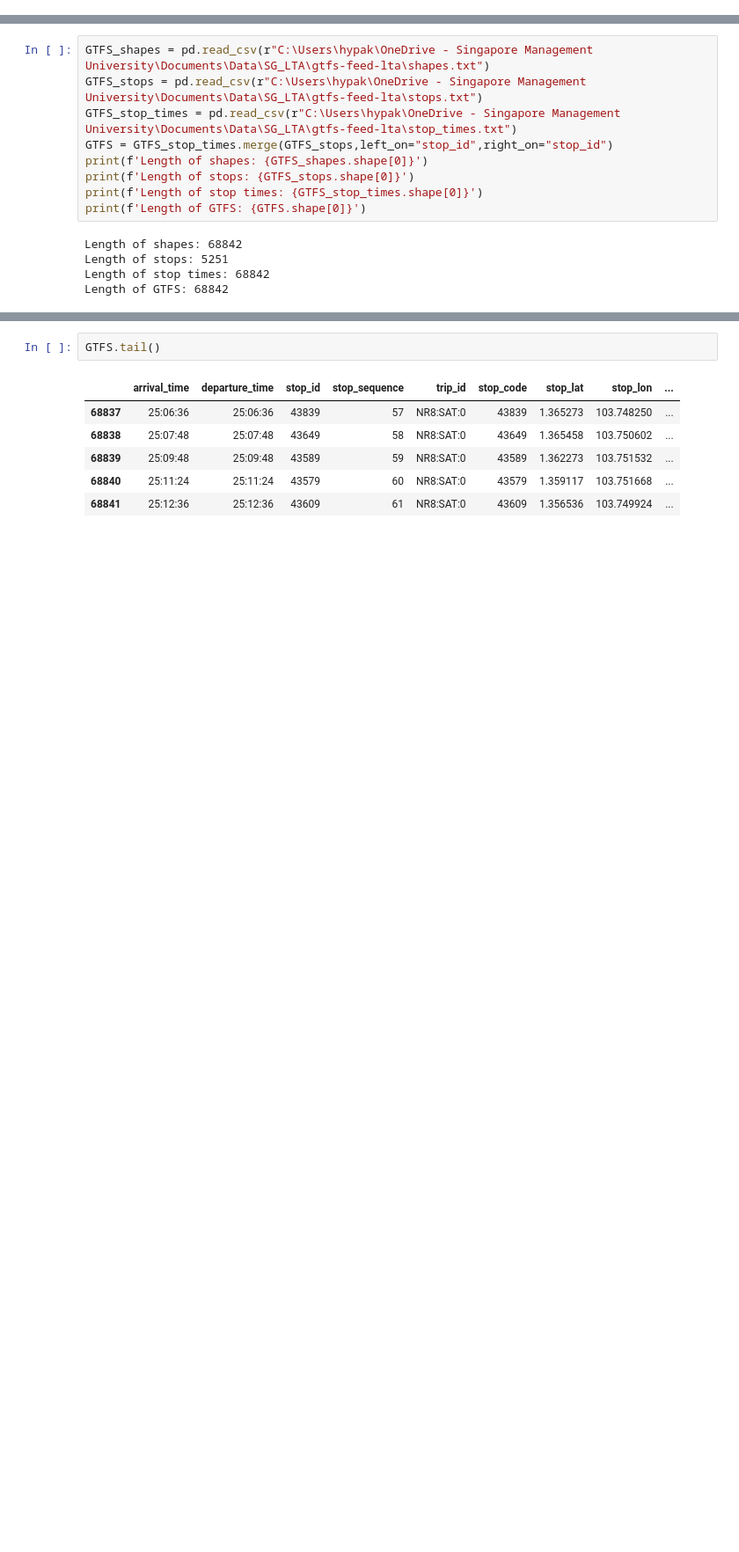
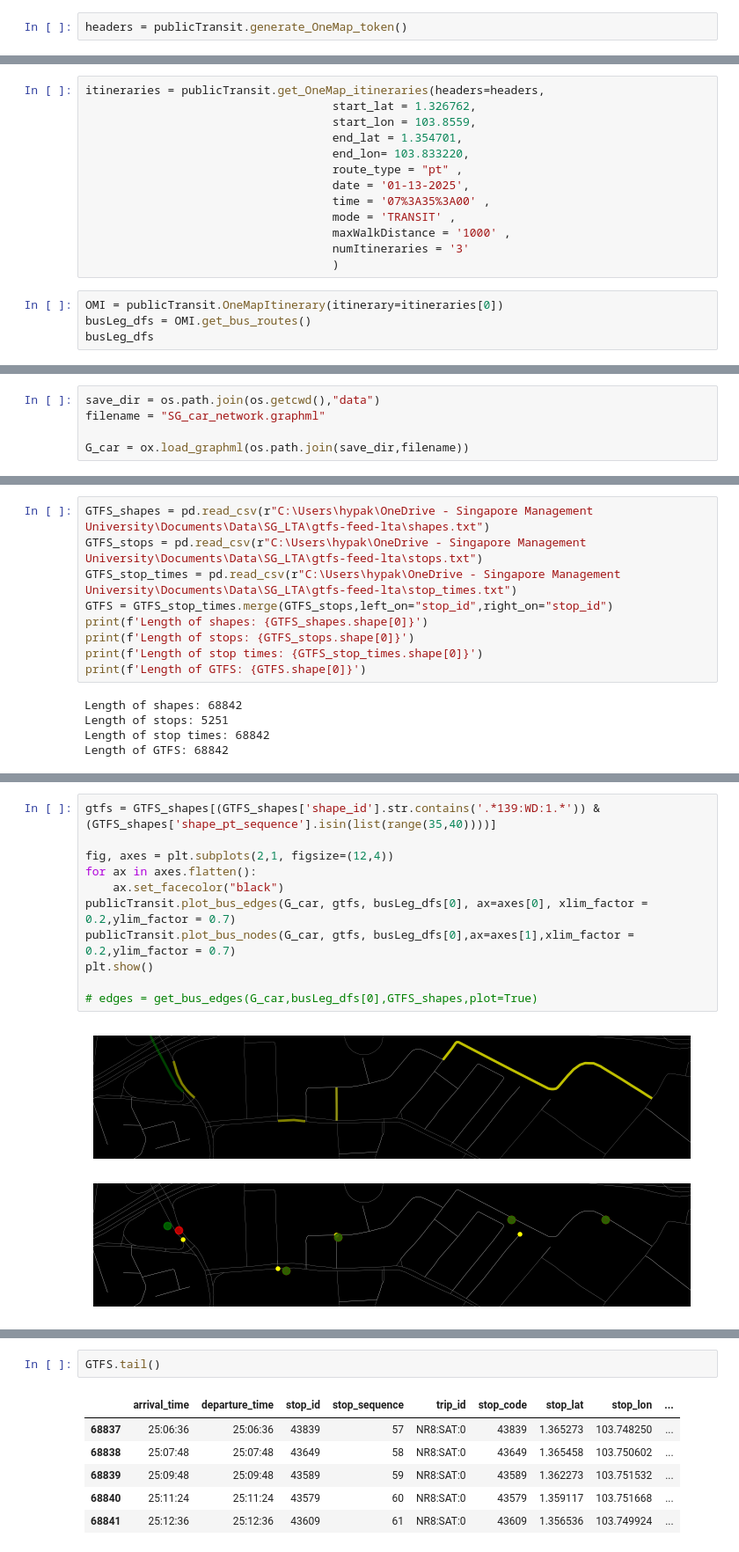
Before and after one commit to pakhuiying/NCCS_analysis, a Jupyter notebook: OneMap_API.ipynb, the cells around one changed output, grey strips where cells are left out. Shown at 88% size. Cells and saved outputs as stored; diff of their text form; blank space fills up the shorter version.

Commit message:
plot bus stop nodes and edges

```diff
--- a/OneMap_API.ipynb
+++ b/OneMap_API.ipynb
@@ -27,0 +27,2 @@ def get_OneMap_response(url,headers=headers):
+# %%
+headers = publicTransit.generate_OneMap_token()
@@ -75,0 +76,17 @@ save_dir = r"C:\Users\hypak\OneDrive - Singapore Management University\Documents
+# %%
+itineraries = publicTransit.get_OneMap_itineraries(headers=headers,
+                                    start_lat = 1.326762,
+                                    start_lon = 103.8559,
+                                    end_lat = 1.354701,
+                                    end_lon= 103.833220,
+                                    route_type = "pt" ,
+                                    date = '01-13-2025',
+                                    time = '07%3A35%3A00' ,
+                                    mode = 'TRANSIT' ,
+                                    maxWalkDistance = '1000' ,
+                                    numItineraries = '3'
+                                    )
+# %%
+OMI = publicTransit.OneMapItinerary(itinerary=itineraries[0])
+busLeg_dfs = OMI.get_bus_routes()
+busLeg_dfs
@@ -76,3 +142,8 @@ save_dir = r"C:\Users\hypak\OneDrive - Singapore Management University\Documents
+# %%
+save_dir = os.path.join(os.getcwd(),"data")
+filename = "SG_car_network.graphml"
+
+G_car = ox.load_graphml(os.path.join(save_dir,filename))
 # %% [markdown]
 # GTFS
 - Shapes are associated with Trips, and consist of a sequence of points through which the vehicle passes in order. Shapes do not need to intercept the location of Stops exactly, but all Stops on a trip should lie within a small distance of the shape for that trip, i.e. close to straight line segments connecting the shape points.
@@ -94,0 +175,13 @@ Length of GTFS: 68842
+# %%
+gtfs = GTFS_shapes[(GTFS_shapes['shape_id'].str.contains('.*139:WD:1.*')) & (GTFS_shapes['shape_pt_sequence'].isin(list(range(35,40))))]
+
+fig, axes = plt.subplots(2,1, figsize=(12,4))
+for ax in axes.flatten():
+    ax.set_facecolor("black")
+publicTransit.plot_bus_edges(G_car, gtfs, busLeg_dfs[0], ax=axes[0], xlim_factor = 0.2,ylim_factor = 0.7)
+publicTransit.plot_bus_nodes(G_car, gtfs, busLeg_dfs[0],ax=axes[1],xlim_factor = 0.2,ylim_factor = 0.7)
+plt.show()
+
+# edges = get_bus_edges(G_car,busLeg_dfs[0],GTFS_shapes,plot=True)
+# %% [output]
+[figure, added]
```
Also changed, not shown: parts of 22 cells of this notebook, 1 other file.
